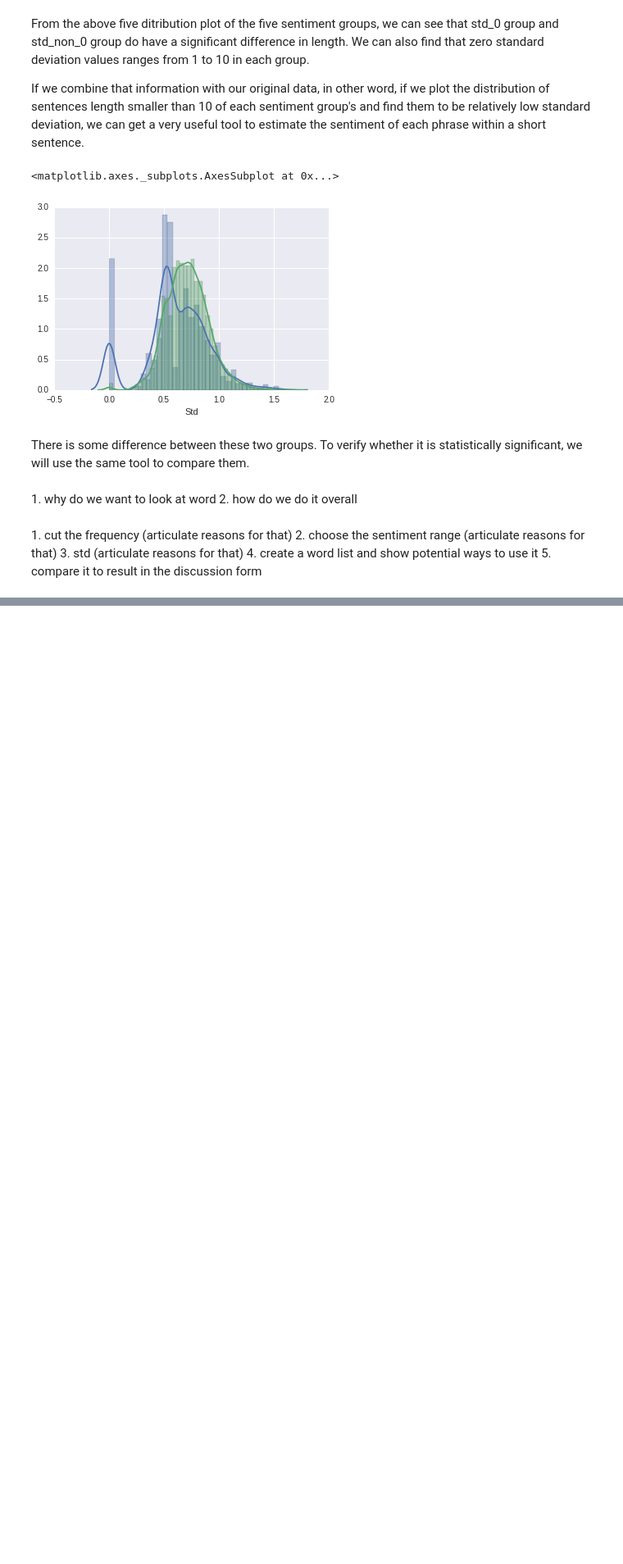
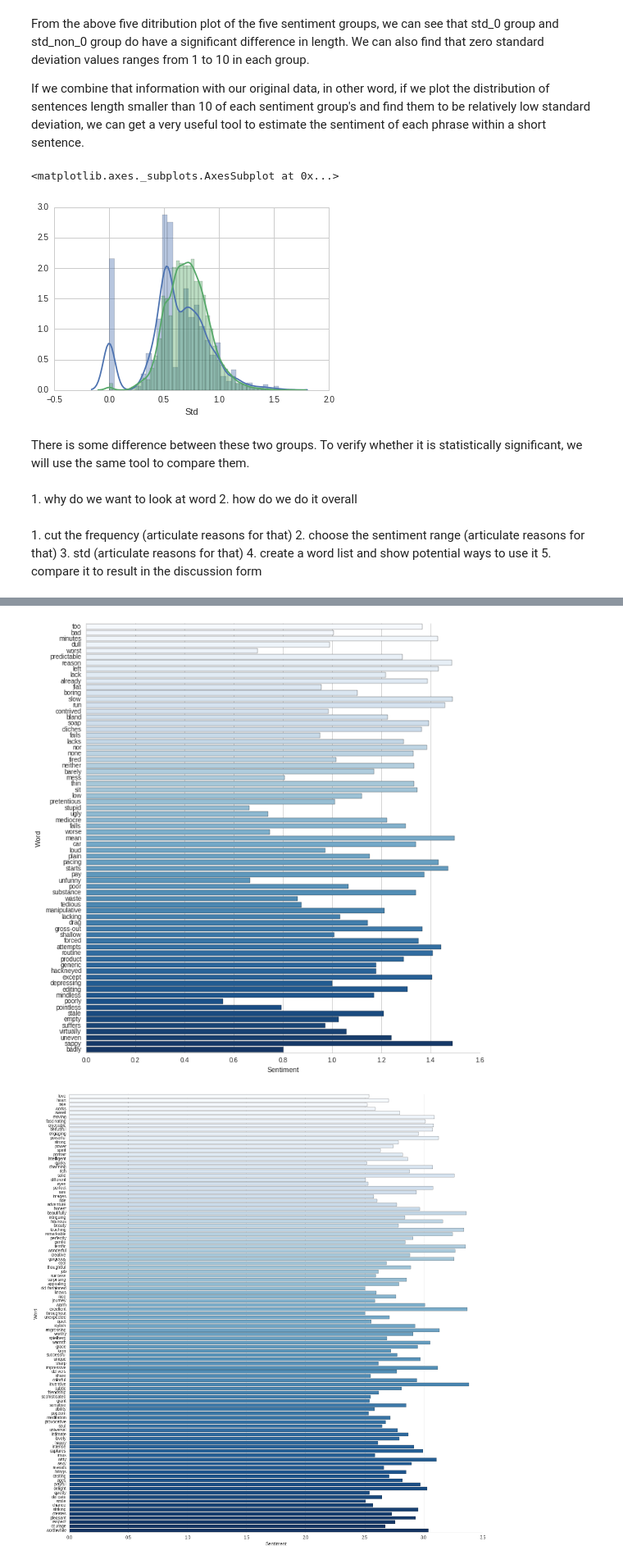
Before and after one commit to YuzhongHuang/DataScience16CYOA, a Jupyter notebook: Yuzhong_Data_Exploration.ipynb, the cells around one changed output, grey strips where cells are left out. Shown at 82% size. Drawn from its saved outputs; the diff is of its cells as text; code cells hidden in the pictures; blank space fills up the shorter version.

```diff
--- a/Yuzhong_Data_Exploration.ipynb
+++ b/Yuzhong_Data_Exploration.ipynb
@@ -333,0 +384,9 @@ sns.jointplot(word_df['Sentiment'], word_df['Std']);
+# %%
+sns.set_style("whitegrid")
+# ax = sns.barplot(x='Sentiment',y = 'Word' ,data=word_list_adapted,size=5, aspect=1)
+sns.factorplot(x='Sentiment',y='Word', data=word_list_small,kind="bar",palette="Blues",size=10,aspect=1,legend_out=False);
+sns.factorplot(x='Sentiment',y='Word', data=word_list_large,kind="bar",palette="Blues",size=15,aspect=1,legend_out=False);
+sns.jointplot(word_df['Sentiment'], word_df['Std']);
+# %% [output]
+[figure, added]
+[figure, added]
```
Also changed, not shown: parts of 23 cells of this notebook, 2 other files.
